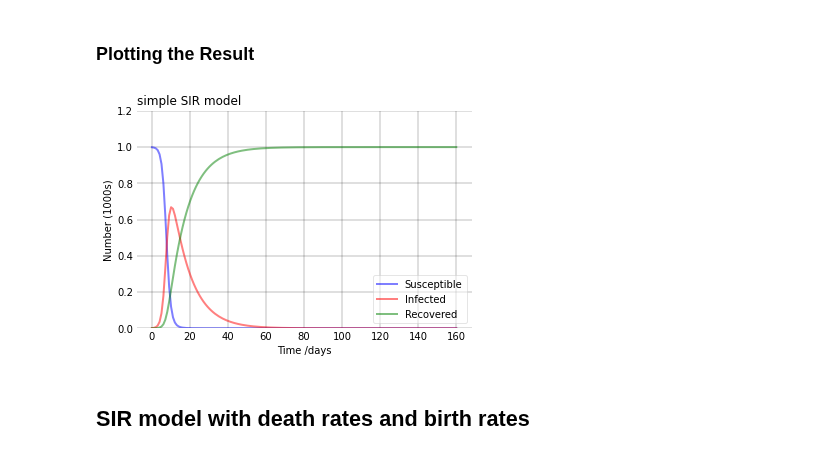
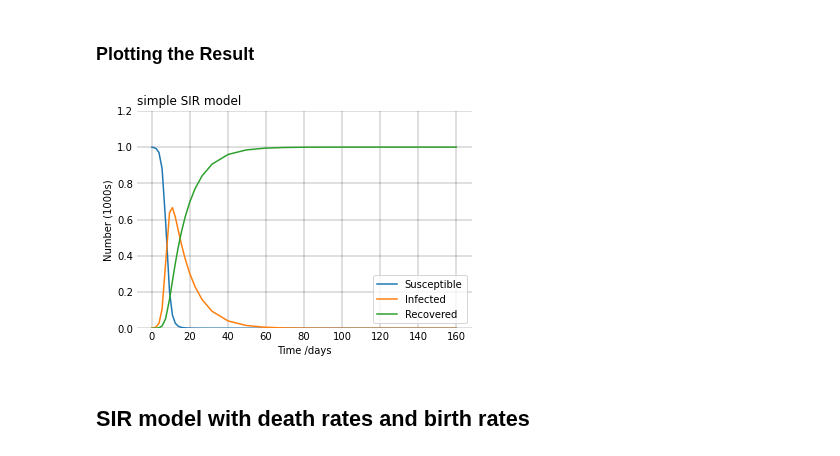
Before and after one commit to mjemons/IDD_TB, a Jupyter notebook: scripts/simulation.ipynb, the cells around one changed output. Saved outputs shown, nothing was run; the diff lists cells and outputs as text; code cells hidden in the pictures.

Commit message:
implemented Runge Kutta

```diff
--- a/scripts/simulation.ipynb
+++ b/scripts/simulation.ipynb
@@ -67,12 +67,13 @@ S0 = N - I0 - R0
 beta1, gamma1 = 1/N, 1./10
 
 #initial grid
-t = np.linspace(0, 160, 160)
+#t = np.linspace(0, 160, 160)
+t = 160
 # %%
 #PRE: all variables are positive integers
 #POST: The SIR model
 
-def SIR (y, t, N, beta, gamma):
+def SIR (t, y, N, beta, gamma):
     S, I, R = y
     dSdt = - beta * S * I
     dIdt = beta * S * I - gamma * I
@@ -85,32 +86,27 @@ def SIR (y, t, N, beta, gamma):
 #initial vector
 y0 = S0, I0, R0
 
-#numerically integrate the ODEs
-sol = odeint(SIR, y0, t, args=(N, beta1, gamma1))
-S1, I1, R1 = sol.T
+#numerically integrate the ODEs using Runge Kutta Method
+sol = solve_ivp(SIR, [0,t], y0,  args=(N, beta1, gamma1))
 # %% [markdown]
 ### Plotting the Result
 # %%
-#plot
-fig = plt.figure(facecolor='w')
+fig = plt.figure()
 ax = fig.add_subplot(111,  axisbelow=True)
-ax.plot(t, S1/1000, 'b', alpha=0.5, lw=2, label='Susceptible')
-ax.plot(t, I1/1000, 'r', alpha=0.5, lw=2, label='Infected')
-ax.plot(t, R1/1000, 'g', alpha=0.5, lw=2, label='Recovered')
+curves = ax.plot(sol.t, sol.y.T/1000)
+ax.legend(curves, ['Susceptible', 'Infected', 'Recovered'])
 ax.set_xlabel('Time /days')
 ax.set_ylabel('Number (1000s)')
 ax.set_ylim(0,1.2)
 ax.yaxis.set_tick_params(length=0)
 ax.xaxis.set_tick_params(length=0)
 ax.grid(b=True, which='major', c='k', lw=0.25, ls='-')
-legend = ax.legend()
-legend.get_frame().set_alpha(0.5)
 for spine in ('top', 'right', 'bottom', 'left'):
     ax.spines[spine].set_visible(False)
 plt.title('simple SIR model', loc='left')
 plt.show()
 # %% [output]
-[figure, old version]
+[figure, new version]
 # %% [markdown]
 ## SIR model with death rates and birth rates
 # %% [markdown]
```
Also changed, not shown: parts of 5 cells of this notebook.
